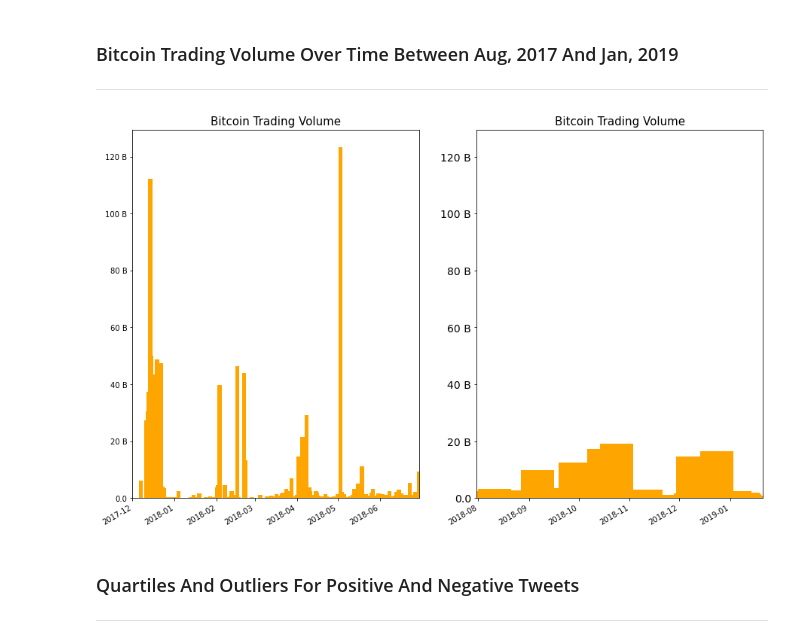
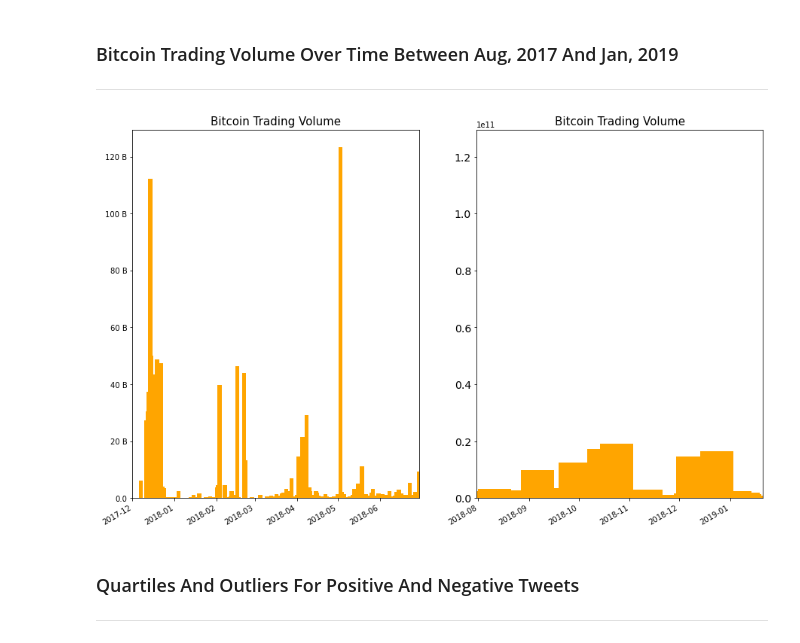
Before and after one commit to IrinaGV/Bitcoin-price-and-tweets, a Jupyter notebook: Bitcoin-price-and-tweets_Jemima.ipynb, the cells around one changed output. Saved outputs shown, nothing was run; the diff lists cells and outputs as text; code cells hidden in the pictures.

```diff
--- a/Bitcoin-price-and-tweets.ipynb
+++ b/Bitcoin-price-and-tweets_Jemima.ipynb
@@ -180,35 +180,35 @@ def y_fmt(tick_val, pos):
         return '{:.0f} M'.format(val)
     elif tick_val > 1000:
         val = int(tick_val) / 1000
         return '{:.0f} k'.format(val)
     else:
         return tick_val
 
 chart, (axis, axis2) = plt.subplots(1,2, figsize=(15,10))
 axis.bar(pd.to_datetime(bitcoin_daily_df["Date"]), bitcoin_daily_df["Volume BTC"], color='orange',  width=3.0)
 axis2.bar(pd.to_datetime(bitcoin_daily_df["Date"]), bitcoin_daily_df["Volume BTC"], color='orange',  width=20.0)
 axis.set_title("Bitcoin Trading Volume", fontsize=15)
 axis2.set_title("Bitcoin Trading Volume", fontsize=15)
 
 # positive_tweet_axis = axis.twinx()
 # positive_tweet_axis.bar(pd.to_datetime(bitcoin_daily_df["Date"]), bitcoin_daily_df["# Tweets (+ve)"], color='green',  width=3.0)
 
 # axis.set_ylabel("Total TimePoints", fontsize=15);
 # axis.set_xlabel("Drug Regimens", fontsize=14);
 # axis.legend(loc='upper center')
 
 #plt.xticks(fontsize=14)
 axis.yaxis.set_major_formatter(tick.FuncFormatter(y_fmt))
-axis2.yaxis.set_major_formatter(tick.FuncFormatter(y_fmt))
+#axis2.yaxis.set_major_formatter(tick.FuncFormatter(y_fmt))
 chart.autofmt_xdate()
 axis.set_xlim([datetime.date(2017, 12, 1), datetime.date(2018, 6, 30)])
 axis2.set_xlim([datetime.date(2018, 7, 31), datetime.date(2019, 1, 21)])
 
 plt.yticks(fontsize=14)
 
 plt.show()
 # %% [output]
-[figure, old version]
+[figure, new version]
 # %% [markdown]
 ### Quartiles And Outliers For Positive And Negative Tweets
 ____
```
